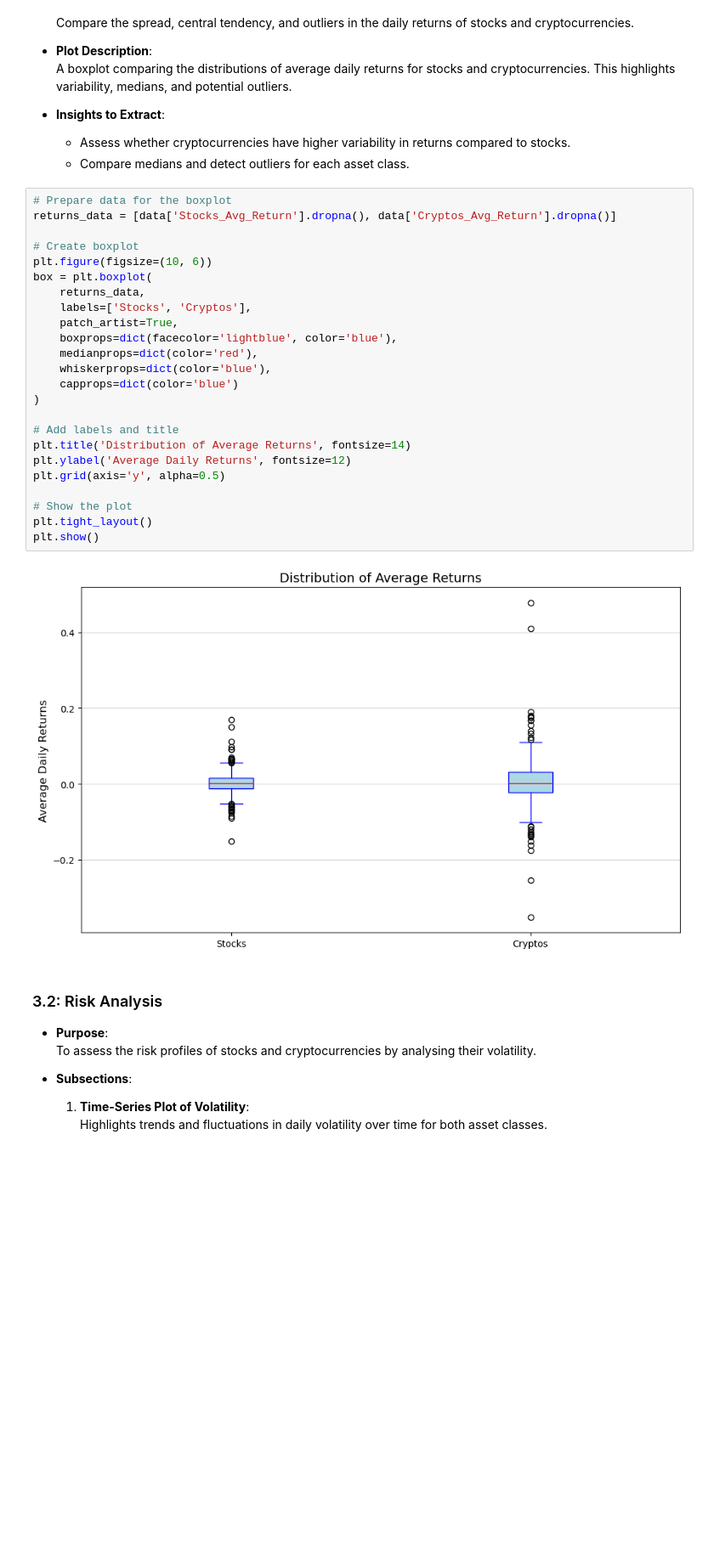
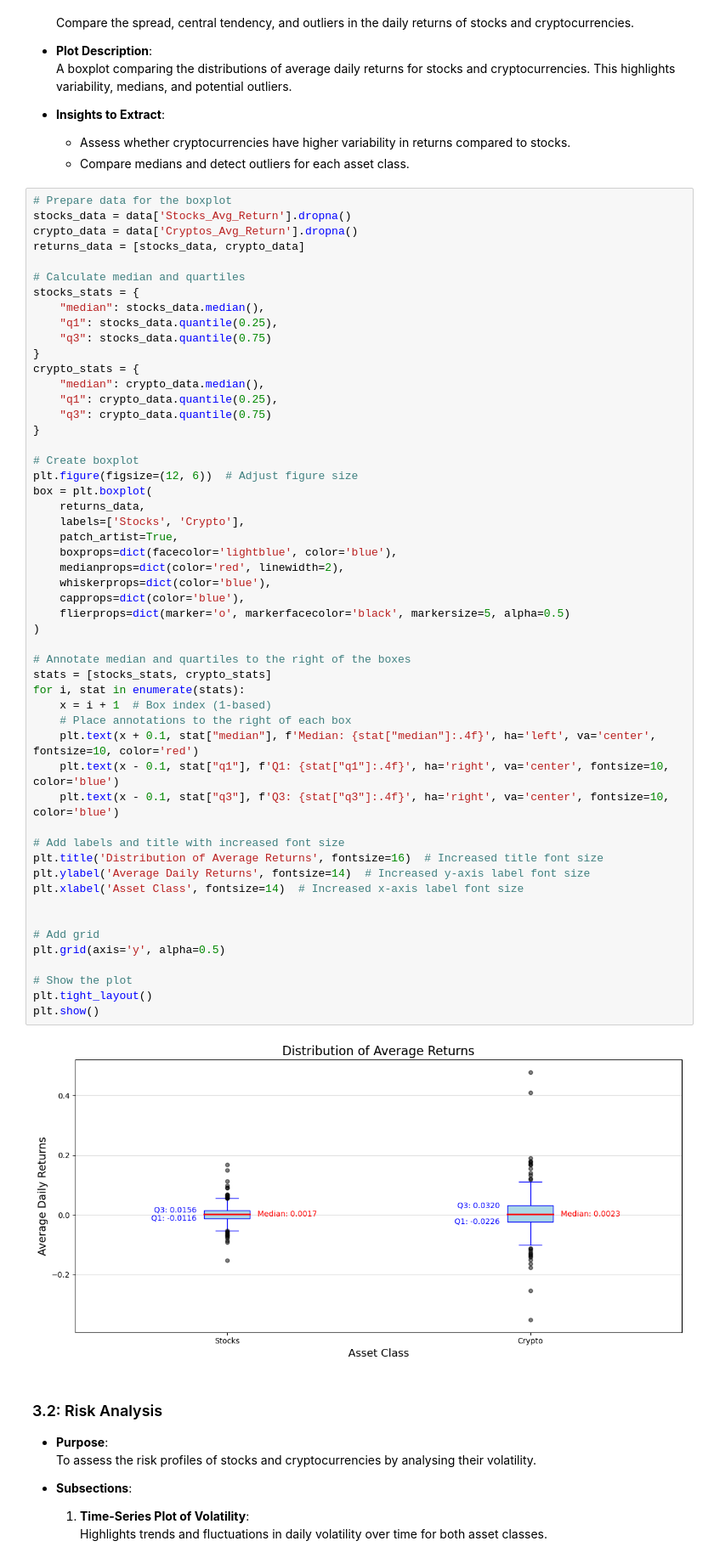
Before and after one commit to Misharasapu/hv20235_EMATM0048, a Jupyter notebook: task2/Coding summative - Task 2 .ipynb, the cells around one changed output. Shown at 85% size. Drawn from its saved outputs; the diff is of its cells as text; blank space fills up the shorter version.

```diff
--- a/task2/Coding summative - Task 2 .ipynb
+++ b/task2/Coding summative - Task 2 .ipynb
@@ -706,30 +717,58 @@ plt.show()
   - Compare medians and detect outliers for each asset class.
 # %%
 # Prepare data for the boxplot
-returns_data = [data['Stocks_Avg_Return'].dropna(), data['Cryptos_Avg_Return'].dropna()]
+stocks_data = data['Stocks_Avg_Return'].dropna()
+crypto_data = data['Cryptos_Avg_Return'].dropna()
+returns_data = [stocks_data, crypto_data]
+
+# Calculate median and quartiles
+stocks_stats = {
+    "median": stocks_data.median(),
+    "q1": stocks_data.quantile(0.25),
+    "q3": stocks_data.quantile(0.75)
+}
+crypto_stats = {
+    "median": crypto_data.median(),
+    "q1": crypto_data.quantile(0.25),
+    "q3": crypto_data.quantile(0.75)
+}
 
 # Create boxplot
-plt.figure(figsize=(10, 6))
+plt.figure(figsize=(12, 6))  # Adjust figure size
 box = plt.boxplot(
     returns_data,
-    labels=['Stocks', 'Cryptos'],
+    labels=['Stocks', 'Crypto'],
     patch_artist=True,
     boxprops=dict(facecolor='lightblue', color='blue'),
-    medianprops=dict(color='red'),
+    medianprops=dict(color='red', linewidth=2),
     whiskerprops=dict(color='blue'),
-    capprops=dict(color='blue')
+    capprops=dict(color='blue'),
+    flierprops=dict(marker='o', markerfacecolor='black', markersize=5, alpha=0.5)
 )
 
-# Add labels and title
-plt.title('Distribution of Average Returns', fontsize=14)
-plt.ylabel('Average Daily Returns', fontsize=12)
+# Annotate median and quartiles to the right of the boxes
+stats = [stocks_stats, crypto_stats]
+for i, stat in enumerate(stats):
+    x = i + 1  # Box index (1-based)
+    # Place annotations to the right of each box
+    plt.text(x + 0.1, stat["median"], f'Median: {stat["median"]:.4f}', ha='left', va='center', fontsize=10, color='red')
+    plt.text(x - 0.1, stat["q1"], f'Q1: {stat["q1"]:.4f}', ha='right', va='center', fontsize=10, color='blue')
+    plt.text(x - 0.1, stat["q3"], f'Q3: {stat["q3"]:.4f}', ha='right', va='center', fontsize=10, color='blue')
+
+# Add labels and title with increased font size
+plt.title('Distribution of Average Returns', fontsize=16)  # Increased title font size
+plt.ylabel('Average Daily Returns', fontsize=14)  # Increased y-axis label font size
+plt.xlabel('Asset Class', fontsize=14)  # Increased x-axis label font size
+
+
+# Add grid
 plt.grid(axis='y', alpha=0.5)
 
 # Show the plot
 plt.tight_layout()
 plt.show()
 # %% [output]
-[figure, old version]
+[figure, new version]
 # %% [markdown]
 ### 3.2: Risk Analysis
 
```
Also changed, not shown: parts of 3 cells of this notebook.
